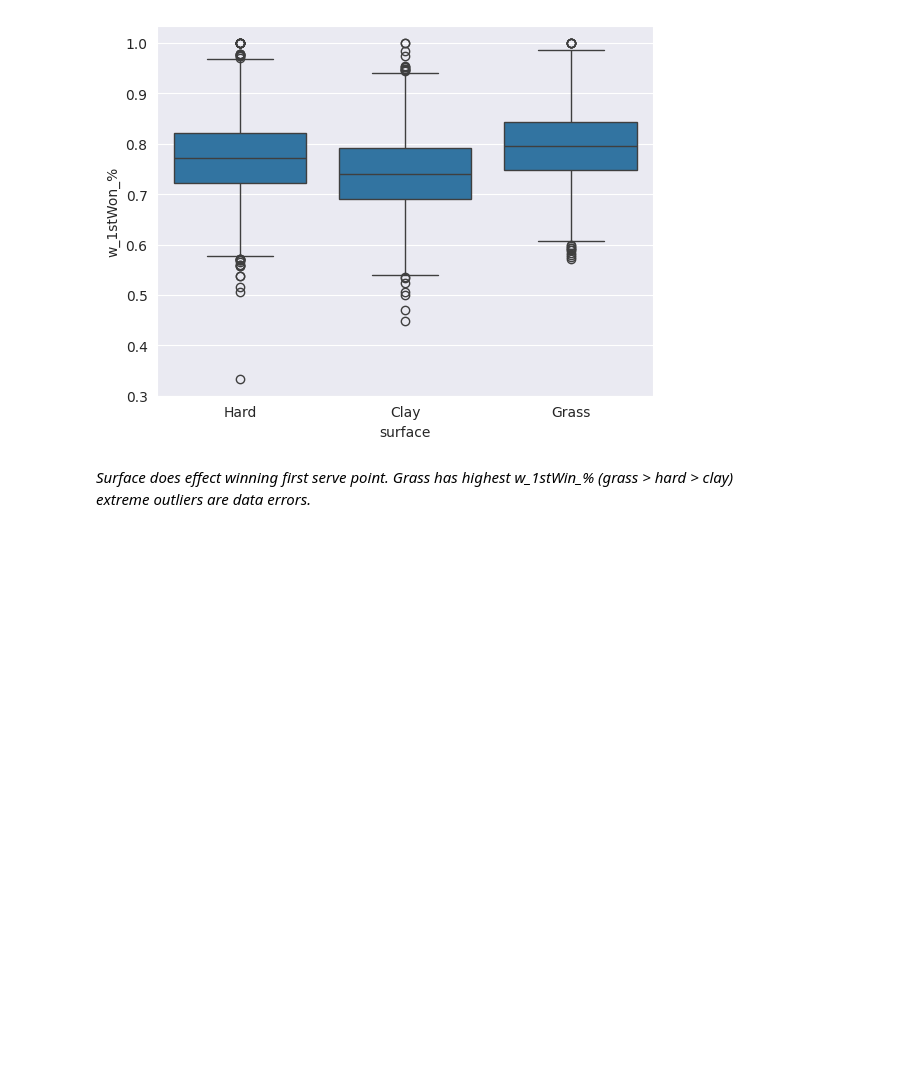
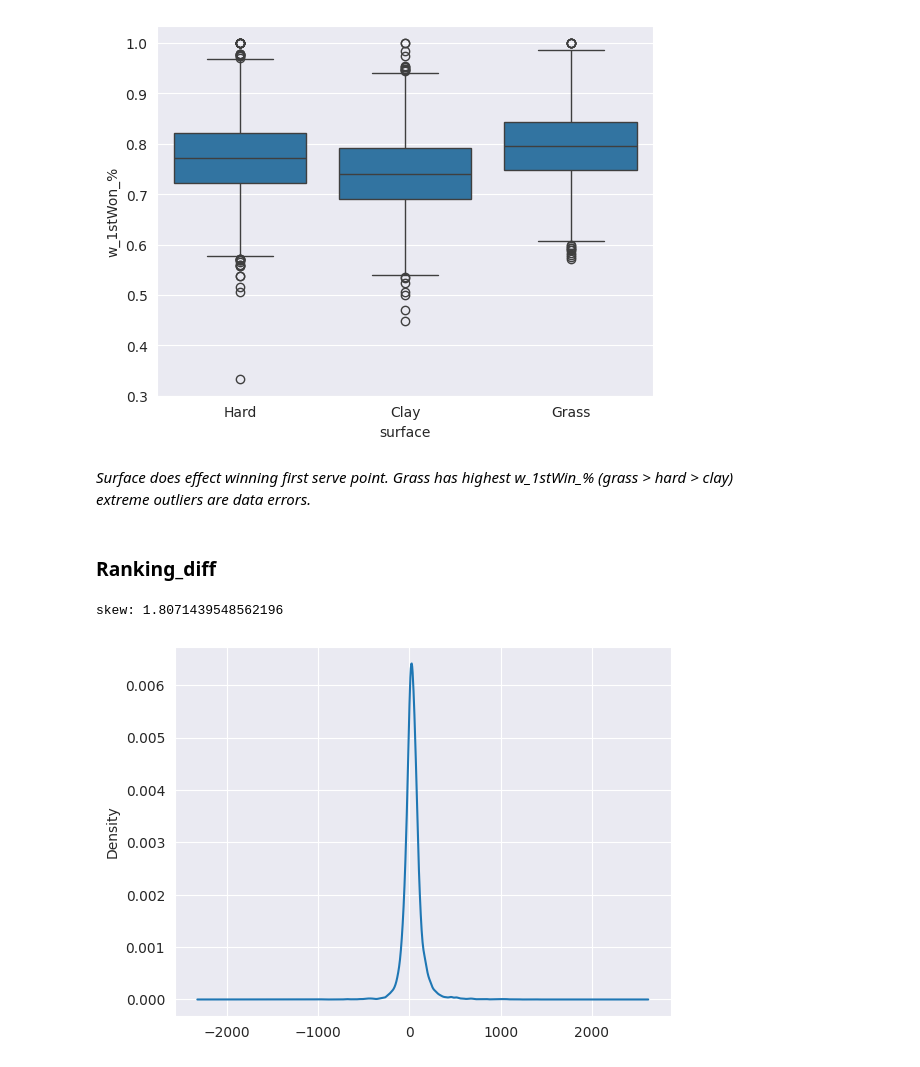
Before and after one commit to Tesserxt/ATP-Tennis, a Jupyter notebook: Notebooks/02_feature_engineering_eda.ipynb, the cells around one changed output. Drawn from its saved outputs; the diff is of its cells as text; code cells hidden in the pictures; blank space fills up the shorter version.

```diff
--- a/Notebooks/02_feature_engineering_eda.ipynb
+++ b/Notebooks/02_feature_engineering_eda.ipynb
@@ -331,3 +331,11 @@ gdf.groupby('surface')['w_1stWon_%'].describe().sort_values(by='count', ascendin
 # %% [markdown]
 *Surface does effect winning first serve point. Grass has highest w_1stWin_% (grass > hard > clay)
 <br>extreme outliers are data errors.*
+# %% [markdown]
+### Ranking_diff
+# %%
+gdf.rank_diff.plot(kind='kde')
+print(f"skew: {gdf.rank_diff.skew()}")
+# %% [output]
+skew: 1.8071439548562196
+[figure, added]
```
Also changed, not shown: parts of 4 cells of this notebook.
